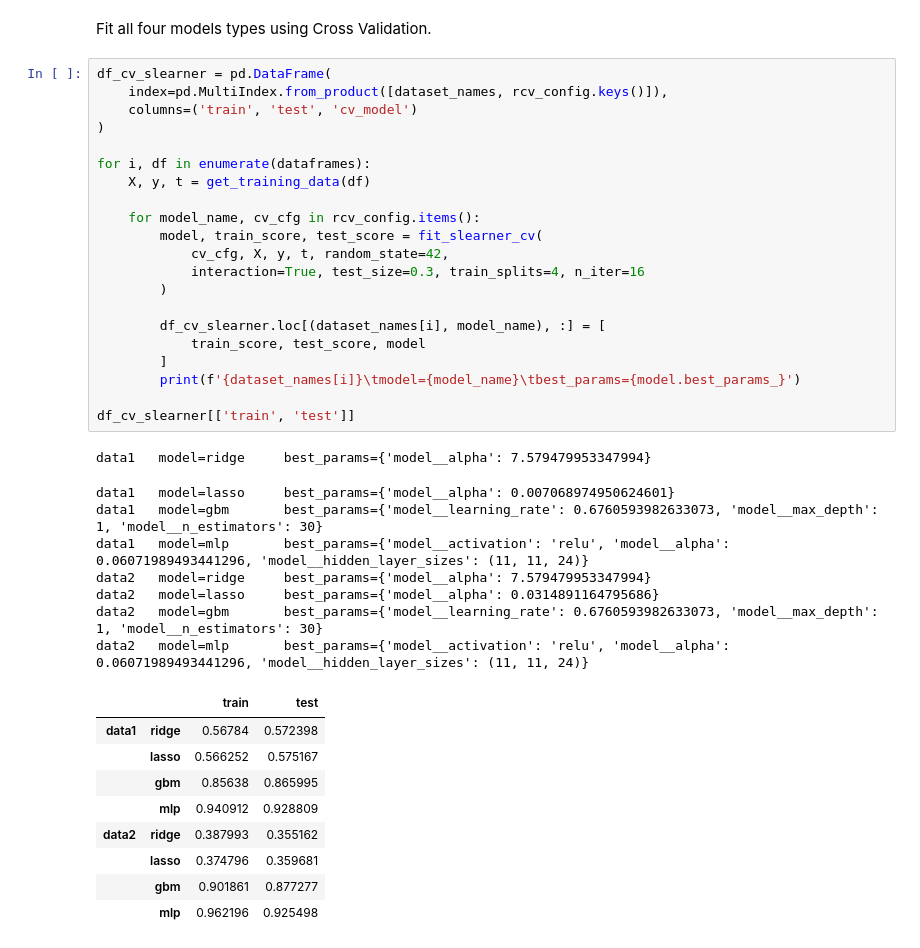
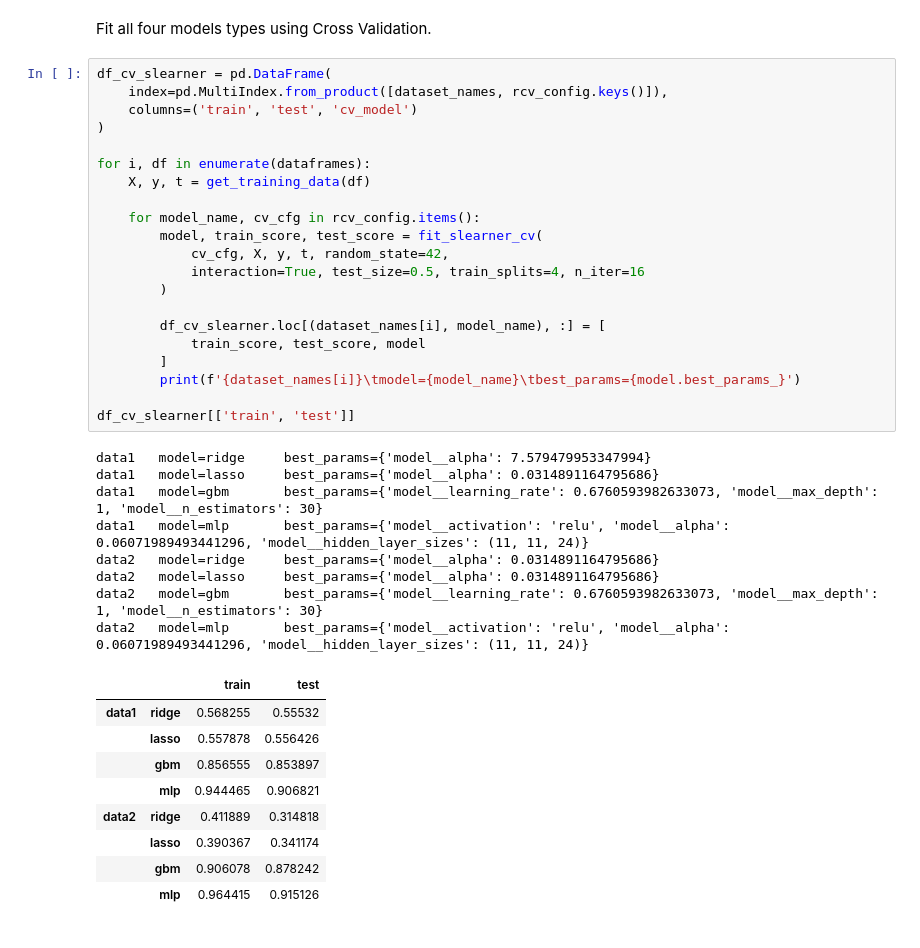
Before and after one commit to avivrosenberg/causal-inference-hw, a Jupyter notebook: hw3/hw3.ipynb, the cells around one changed output. Drawn from its saved outputs; the diff is of its cells as text.

```diff
--- a/hw3/hw3.ipynb
+++ b/hw3/hw3.ipynb
@@ -335,39 +335,39 @@ Fit all four models types using Cross Validation.
 # %%
 df_cv_slearner = pd.DataFrame(
     index=pd.MultiIndex.from_product([dataset_names, rcv_config.keys()]),
     columns=('train', 'test', 'cv_model')
 )
 
 for i, df in enumerate(dataframes):
     X, y, t = get_training_data(df)
 
     for model_name, cv_cfg in rcv_config.items():
         model, train_score, test_score = fit_slearner_cv(
             cv_cfg, X, y, t, random_state=42,
-            interaction=True, test_size=0.3, train_splits=4, n_iter=16
+            interaction=True, test_size=0.5, train_splits=4, n_iter=16
         )
 
         df_cv_slearner.loc[(dataset_names[i], model_name), :] = [
             train_score, test_score, model
         ]
         print(f'{dataset_names[i]}\tmodel={model_name}\tbest_params={model.best_params_}')
 
 df_cv_slearner[['train', 'test']]
 # %% [output]
 data1   model=ridge     best_params={'model__alpha': 7.579479953347994}
+data1   model=lasso     best_params={'model__alpha': 0.0314891164795686}
+data1   model=gbm       best_params={'model__learning_rate': 0.6760593982633073, 'model__max_depth': 1, 'model__n_estimators': 30}
+data1   model=mlp       best_params={'model__activation': 'relu', 'model__alpha': 0.06071989493441296, 'model__hidden_layer_sizes': (11, 11, 24)}
+data2   model=ridge     best_params={'model__alpha': 0.0314891164795686}
+data2   model=lasso     best_params={'model__alpha': 0.0314891164795686}
+data2   model=gbm       best_params={'model__learning_rate': 0.6760593982633073, 'model__max_depth': 1, 'model__n_estimators': 30}
+data2   model=mlp       best_params={'model__activation': 'relu', 'model__alpha': 0.06071989493441296, 'model__hidden_layer_sizes': (11, 11, 24)}
-data1   model=lasso     best_params={'model__alpha': 0.007068974950624601}
-data1   model=gbm       best_params={'model__learning_rate': 0.6760593982633073, 'model__max_depth': 1, 'model__n_estimators': 30}
-data1   model=mlp       best_params={'model__activation': 'relu', 'model__alpha': 0.06071989493441296, 'model__hidden_layer_sizes': (11, 11, 24)}
-data2   model=ridge     best_params={'model__alpha': 7.579479953347994}
-data2   model=lasso     best_params={'model__alpha': 0.0314891164795686}
-data2   model=gbm       best_params={'model__learning_rate': 0.6760593982633073, 'model__max_depth': 1, 'model__n_estimators': 30}
-data2   model=mlp       best_params={'model__activation': 'relu', 'model__alpha': 0.06071989493441296, 'model__hidden_layer_sizes': (11, 11, 24)}
 |  |  | train | test |
-| data1 | ridge | 0.56784 | 0.572398 |
-|  | lasso | 0.566252 | 0.575167 |
-|  | gbm | 0.85638 | 0.865995 |
-|  | mlp | 0.940912 | 0.928809 |
-| data2 | ridge | 0.387993 | 0.355162 |
-|  | lasso | 0.374796 | 0.359681 |
-|  | gbm | 0.901861 | 0.877277 |
-|  | mlp | 0.962196 | 0.925498 |
+| data1 | ridge | 0.568255 | 0.55532 |
+|  | lasso | 0.557878 | 0.556426 |
+|  | gbm | 0.856555 | 0.853897 |
+|  | mlp | 0.944465 | 0.906821 |
+| data2 | ridge | 0.411889 | 0.314818 |
+|  | lasso | 0.390367 | 0.341174 |
+|  | gbm | 0.906078 | 0.878242 |
+|  | mlp | 0.964415 | 0.915126 |
```
